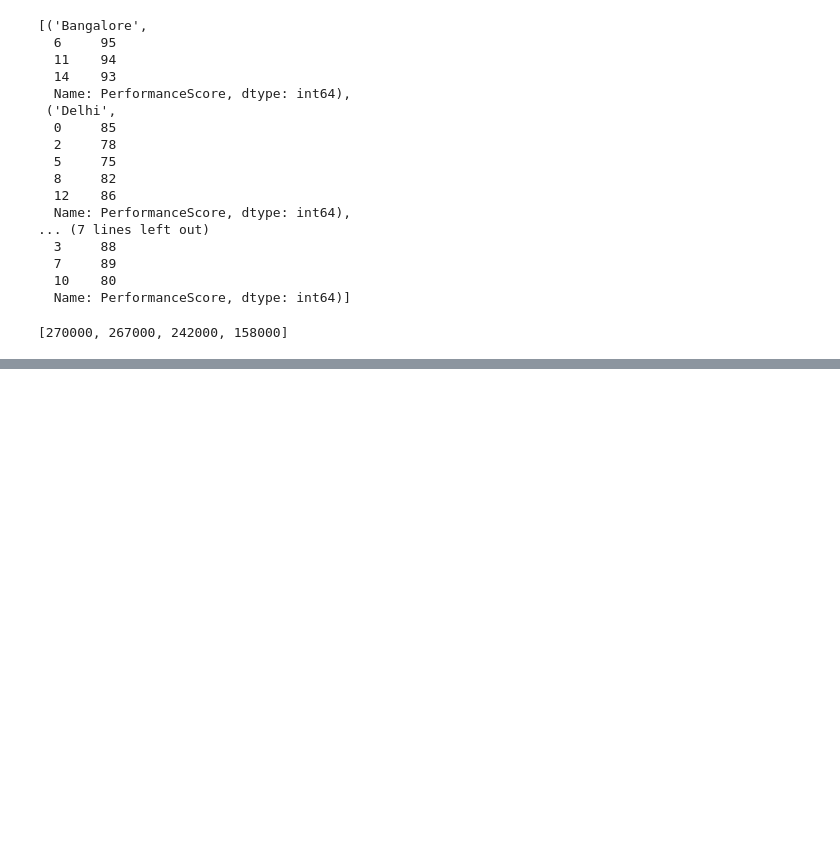
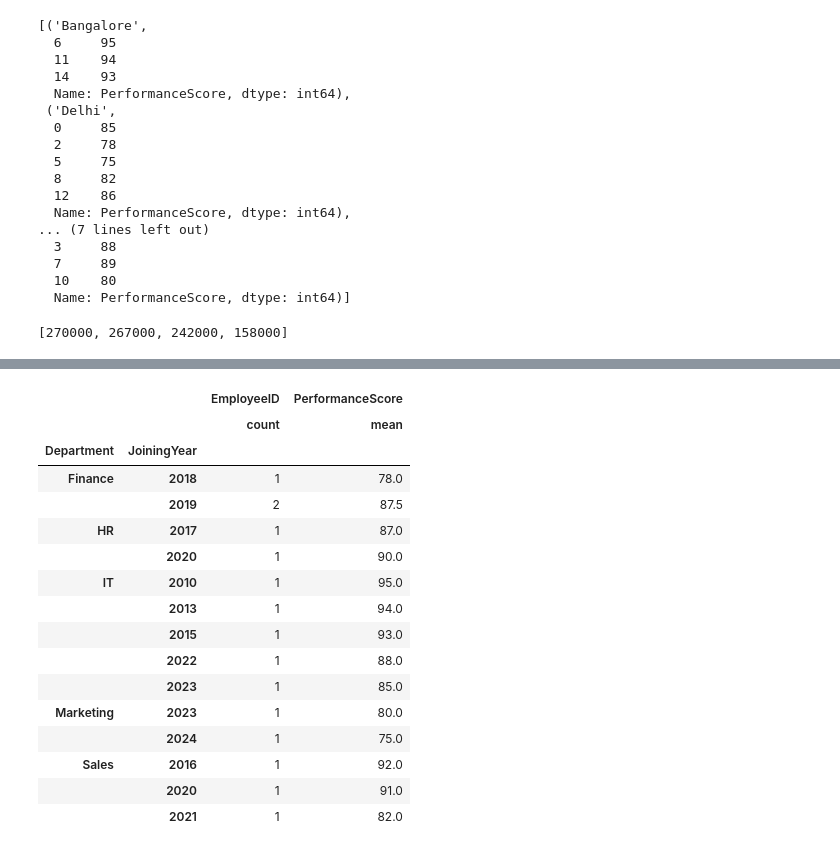
Before and after one commit to Mee-SUJAL/Employee-data-analysis, a Jupyter notebook: Employee_insights_citywise.ipynb, the cells around one changed output, grey strips where cells are left out. Cells and saved outputs as stored; diff of their text form; code cells hidden in the pictures; blank space fills up the shorter version.

```diff
--- a/Employee_insights_citywise.ipynb
+++ b/Employee_insights_citywise.ipynb
@@ -594,0 +678,23 @@ list(df.groupby('City')['Salary'].agg('sum'))
+# %%
+df.groupby(['Department','JoiningYear']).agg({
+    'EmployeeID':['count'],
+    'PerformanceScore': ['mean']
+})
+# %% [output]
+|  |  | EmployeeID | PerformanceScore |
+|  |  | count | mean |
+| Department | JoiningYear |  |  |
+| Finance | 2018 | 1 | 78.0 |
+|  | 2019 | 2 | 87.5 |
+| HR | 2017 | 1 | 87.0 |
+|  | 2020 | 1 | 90.0 |
+| IT | 2010 | 1 | 95.0 |
+|  | 2013 | 1 | 94.0 |
+|  | 2015 | 1 | 93.0 |
+|  | 2022 | 1 | 88.0 |
+|  | 2023 | 1 | 85.0 |
+| Marketing | 2023 | 1 | 80.0 |
+|  | 2024 | 1 | 75.0 |
+| Sales | 2016 | 1 | 92.0 |
+|  | 2020 | 1 | 91.0 |
+|  | 2021 | 1 | 82.0 |
```
Also changed, not shown: parts of 32 cells of this notebook.
